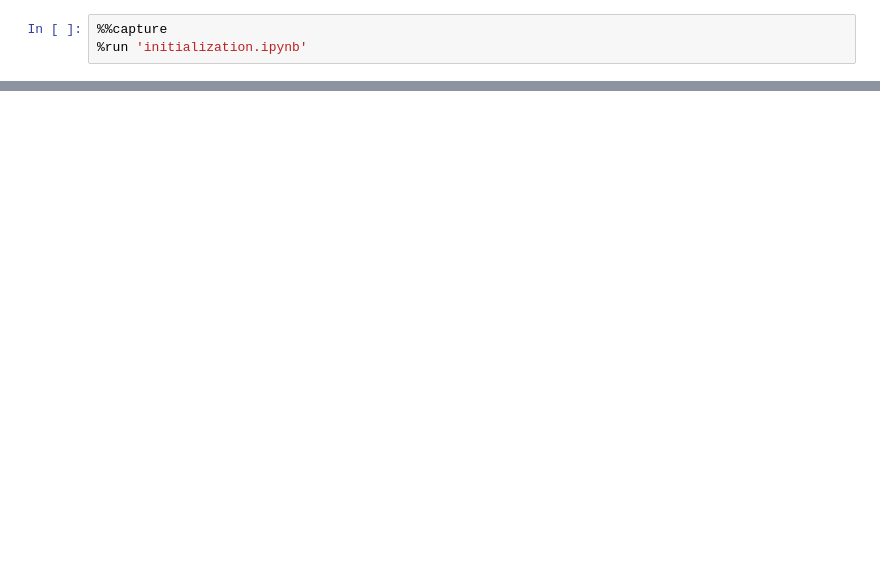
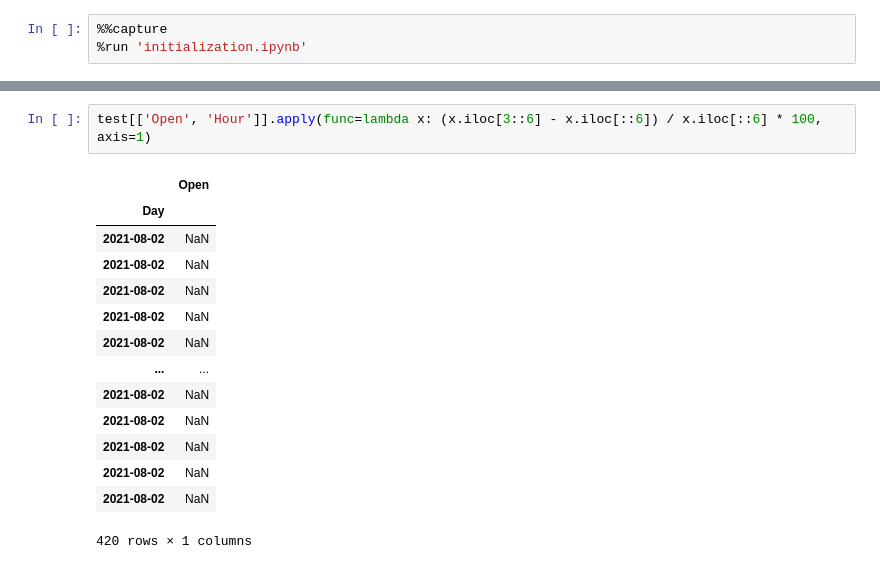
Before and after one commit to PaulDTP/heroku_app, a Jupyter notebook: z-algo.ipynb, the cells around one changed output, grey strips where cells are left out. Cells and saved outputs as stored; diff of their text form; blank space fills up the shorter version.

```diff
--- a/z-algo.ipynb
+++ b/z-algo.ipynb
@@ -44,0 +25,17 @@ pandas.core.series.Series
+# %%
+test[['Open', 'Hour']].apply(func=lambda x: (x.iloc[3::6] - x.iloc[::6]) / x.iloc[::6] * 100, axis=1)
+# %% [output]
+|  | Open |
+| Day |  |
+| 2021-08-02 | NaN |
+| 2021-08-02 | NaN |
+| 2021-08-02 | NaN |
+| 2021-08-02 | NaN |
+| 2021-08-02 | NaN |
+| ... | ... |
+| 2021-08-02 | NaN |
+| 2021-08-02 | NaN |
+| 2021-08-02 | NaN |
+| 2021-08-02 | NaN |
+| 2021-08-02 | NaN |
+420 rows × 1 columns
```
Also changed, not shown: parts of 11 cells of this notebook, 1 other file.
